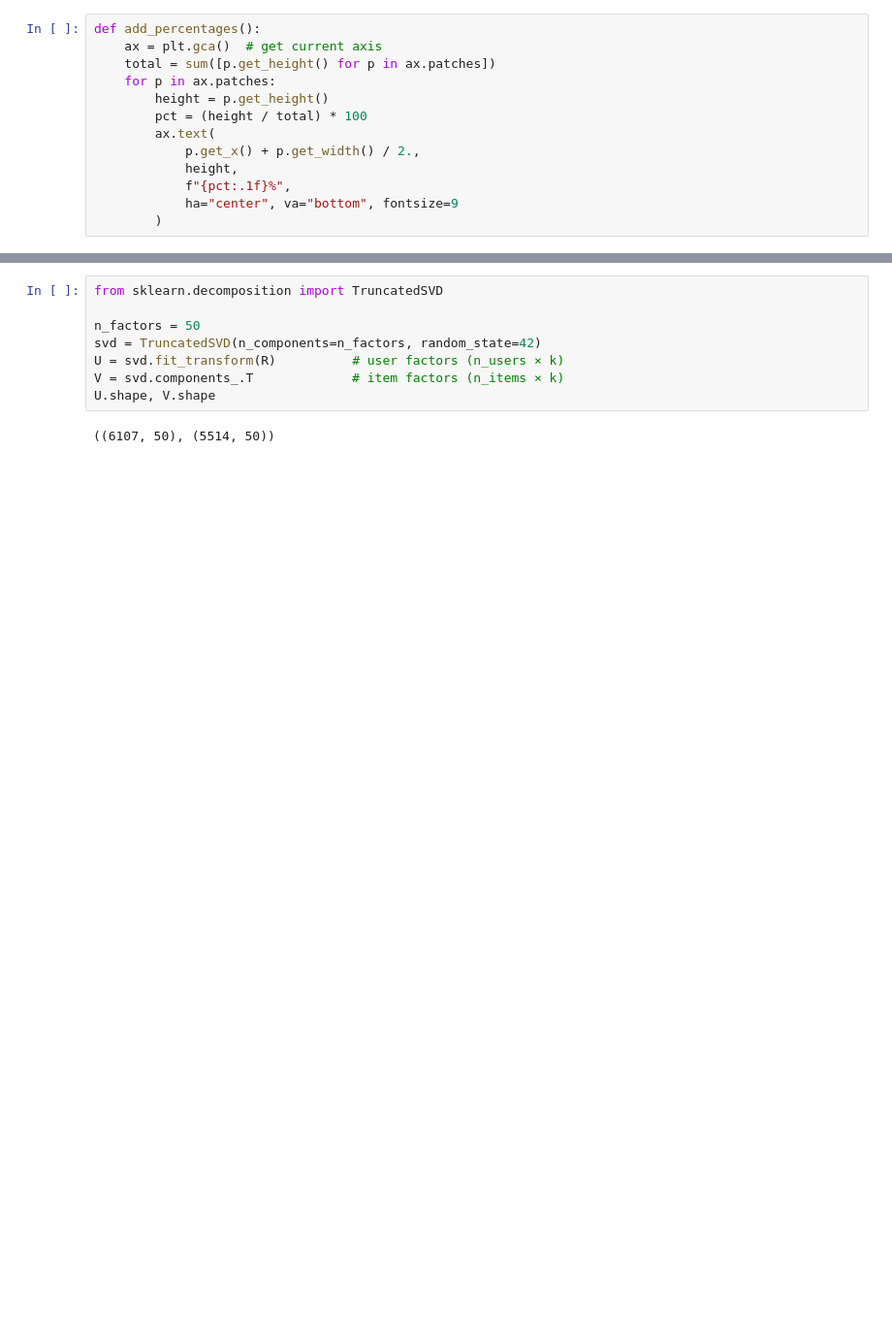
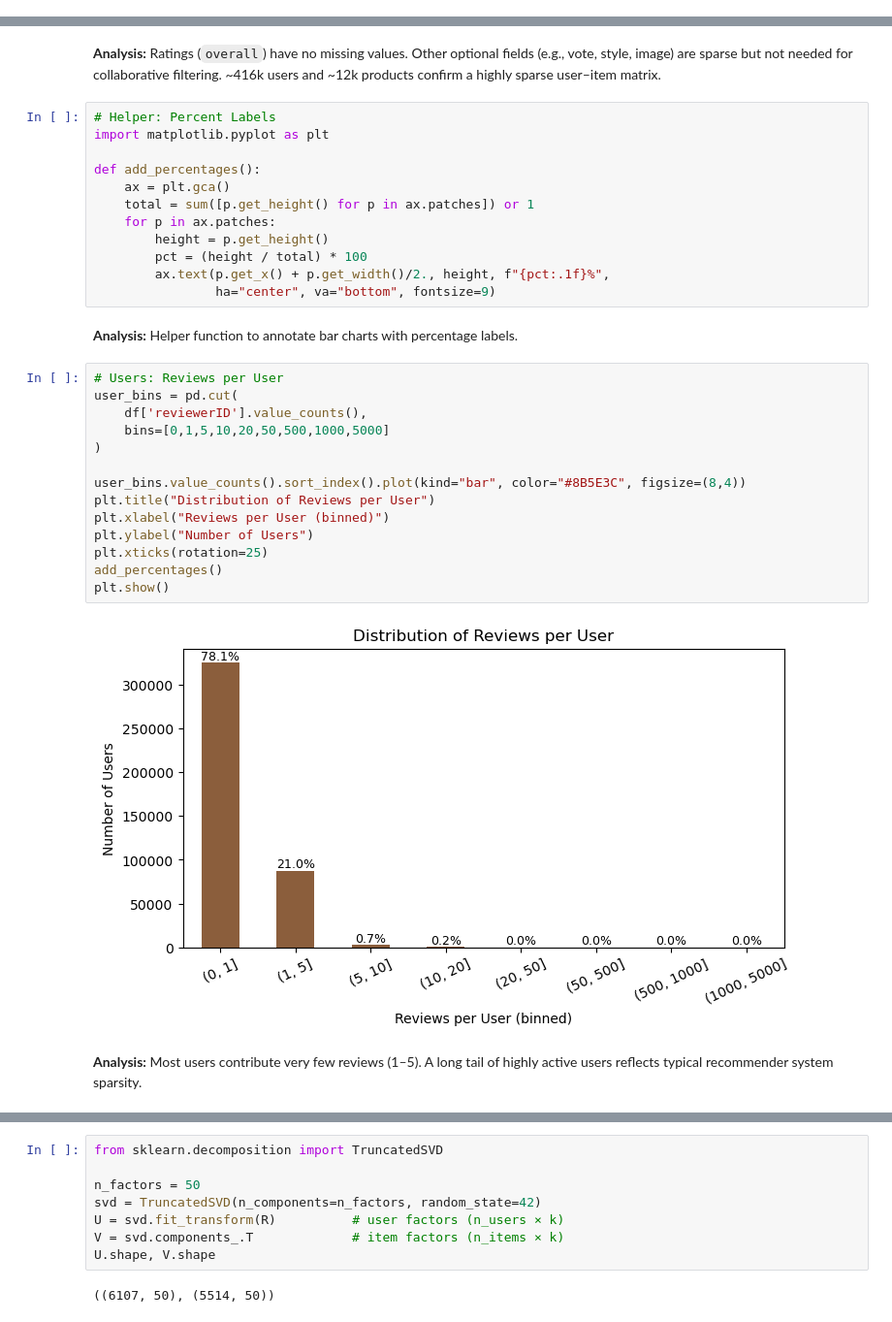
Before and after one commit to aaratmapara/luxury-beauty-recommendation, a Jupyter notebook: notebooks/Luxury Beauty Recommendation.ipynb, the cells around one changed output, grey strips where cells are left out. Shown at 97% size. Cells and saved outputs as stored; diff of their text form; blank space fills up the shorter version.

```diff
--- a/notebooks/Luxury Beauty Recommendation.ipynb
+++ b/notebooks/Luxury Beauty Recommendation.ipynb
@@ -77,13 +0,0 @@ Unique products: 12120
-# %%
-def add_percentages():
-    ax = plt.gca()  # get current axis
-    total = sum([p.get_height() for p in ax.patches])
-    for p in ax.patches:
-        height = p.get_height()
-        pct = (height / total) * 100
-        ax.text(
-            p.get_x() + p.get_width() / 2.,
-            height,
-            f"{pct:.1f}%",
-            ha="center", va="bottom", fontsize=9
-        )
@@ -501,0 +53,34 @@ R.shape, R.nnz
+# %% [markdown]
+**Analysis:** Ratings (`overall`) have no missing values. Other optional fields (e.g., vote, style, image) are sparse but not needed for collaborative filtering. ~416k users and ~12k products confirm a highly sparse user–item matrix.
+# %%
+# Helper: Percent Labels
+import matplotlib.pyplot as plt
+
+def add_percentages():
+    ax = plt.gca()
+    total = sum([p.get_height() for p in ax.patches]) or 1
+    for p in ax.patches:
+        height = p.get_height()
+        pct = (height / total) * 100
+        ax.text(p.get_x() + p.get_width()/2., height, f"{pct:.1f}%",
+                ha="center", va="bottom", fontsize=9)
+# %% [markdown]
+**Analysis:** Helper function to annotate bar charts with percentage labels.
+# %%
+# Users: Reviews per User
+user_bins = pd.cut(
+    df['reviewerID'].value_counts(),
+    bins=[0,1,5,10,20,50,500,1000,5000]
+)
+
+user_bins.value_counts().sort_index().plot(kind="bar", color="#8B5E3C", figsize=(8,4))
+plt.title("Distribution of Reviews per User")
+plt.xlabel("Reviews per User (binned)")
+plt.ylabel("Number of Users")
+plt.xticks(rotation=25)
+add_percentages()
+plt.show()
+# %% [output]
+[figure, added]
+# %% [markdown]
+**Analysis:** Most users contribute very few reviews (1–5). A long tail of highly active users reflects typical recommender system sparsity.
```
Also changed, not shown: parts of 71 cells of this notebook, 1 other file.
